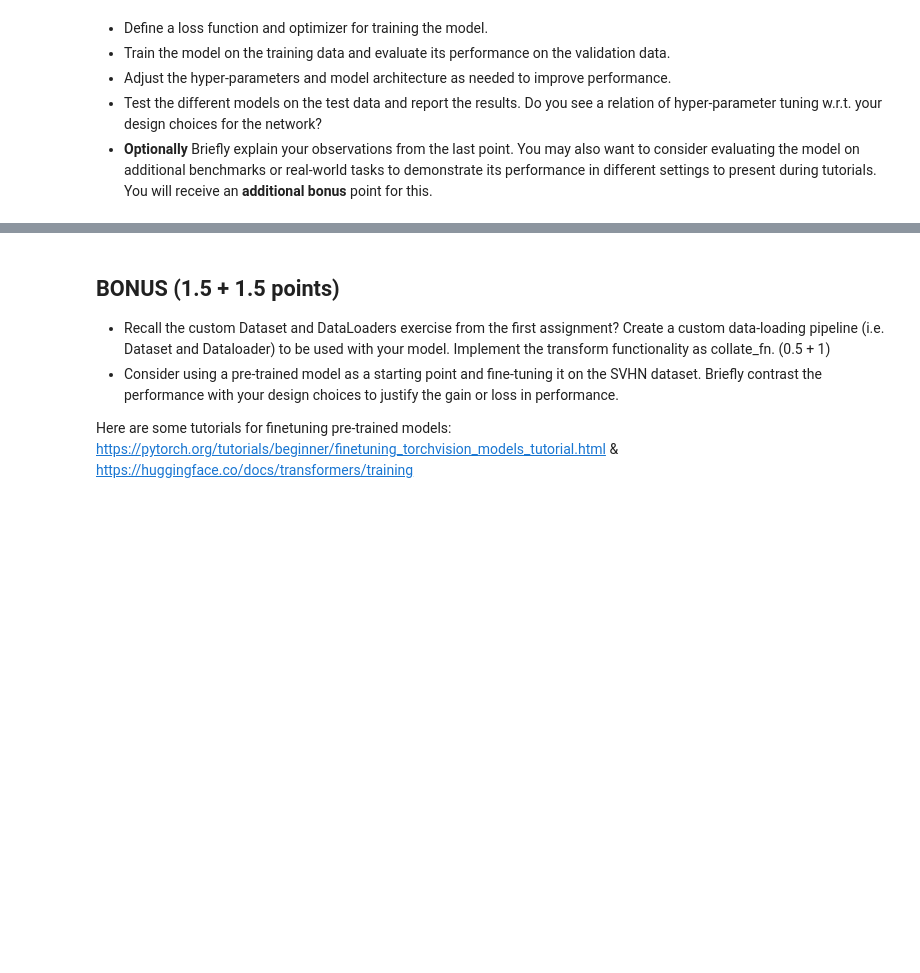
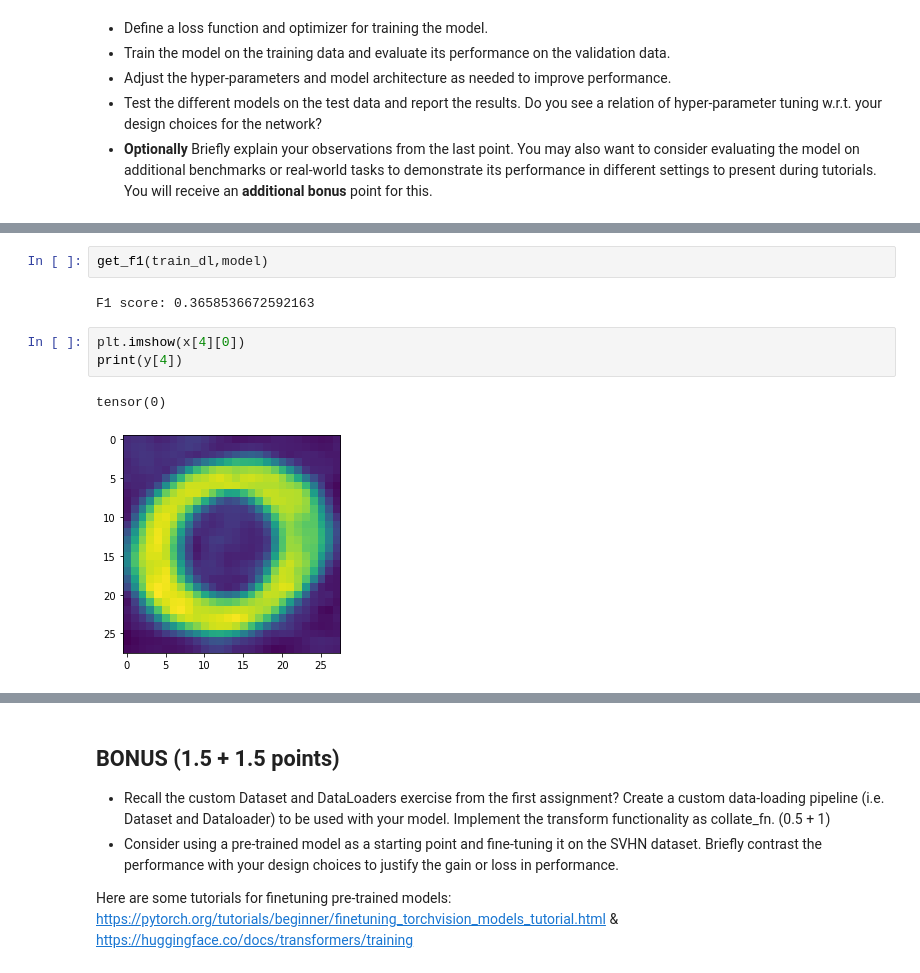
Before and after one commit to subratkishoredutta/NNTI-assignments, a Jupyter notebook: week9/NNTI_Exercise_9_2.ipynb, the cells around one changed output, grey strips where cells are left out. Saved outputs shown, nothing was run; the diff lists cells and outputs as text; blank space fills up the shorter version.

```diff
--- a/week9/NNTI_Exercise_9_2.ipynb
+++ b/week9/NNTI_Exercise_9_2.ipynb
@@ -66,0 +221,10 @@
+# %%
+get_f1(train_dl,model)
+# %% [output]
+F1 score: 0.3658536672592163
+# %%
+plt.imshow(x[4][0])
+print(y[4])
+# %% [output]
+tensor(0)
+[figure, added]
```
Also changed, not shown: parts of 14 cells of this notebook, 1 other file.
